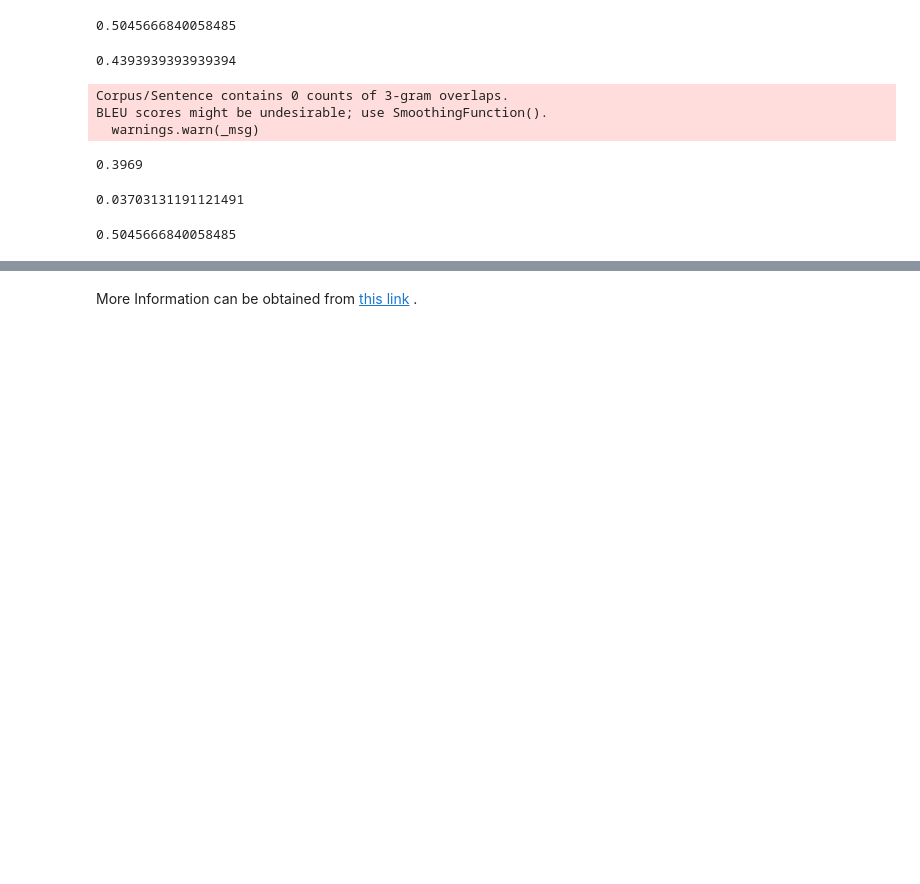
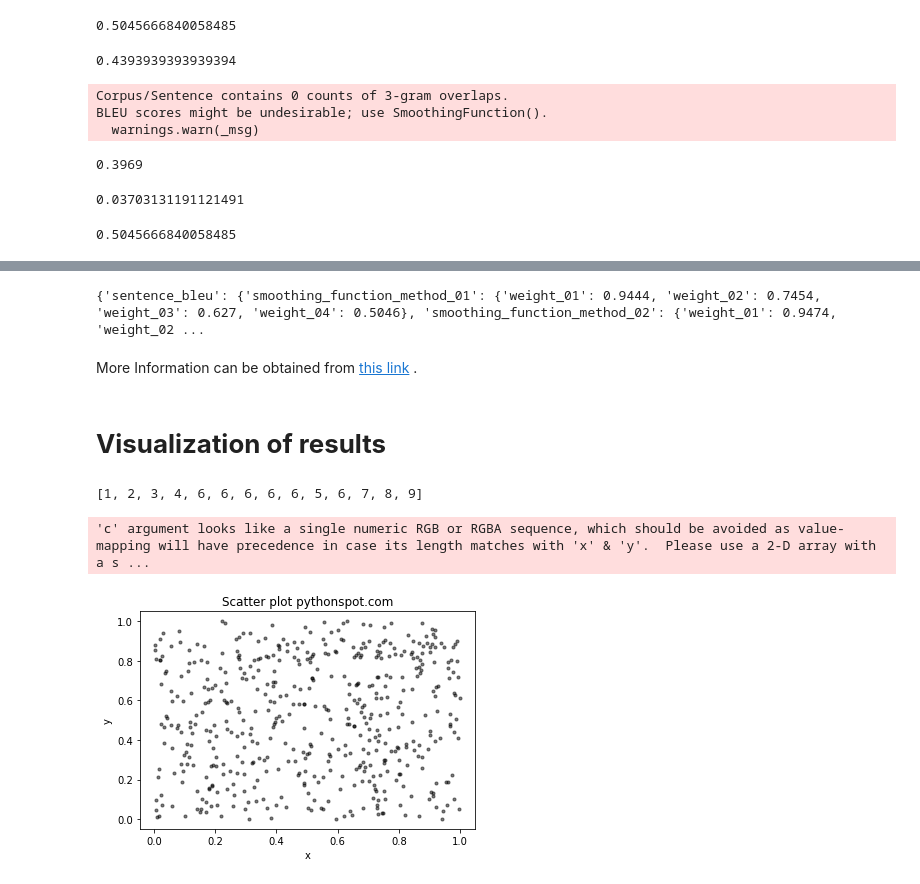
Before and after one commit to Shifath472533/All-Image-captioning-models-and-links-for-data-sets-in-Bangla, a Jupyter notebook: Calculating_Metrics.ipynb, the cells around one changed output, grey strips where cells are left out. Cells and saved outputs as stored; diff of their text form; code cells hidden in the pictures; blank space fills up the shorter version.

```diff
--- a/Calculating_Metrics.ipynb
+++ b/Calculating_Metrics.ipynb
@@ -533,2 +530,9 @@ sentence_bleu([reference1, reference2, reference3], hypothesis1, weights)
+# %%
+ans['corpus_gleu']=round(corpus_gleu([reference], [candidate]),4)
+print(ans)
+# %% [output]
+{'sentence_bleu': {'smoothing_function_method_01': {'weight_01': 0.9444, 'weight_02': 0.7454, 'weight_03': 0.627, 'weight_04': 0.5046}, 'smoothing_function_method_02': {'weight_01': 0.9474, 'weight_02 ...
 # %% [markdown]
 More Information can be obtained from <a href="https://www.nltk.org/api/nltk.translate.html">this link</a> .
+# %% [markdown]
+# **Visualization of results**
@@ -534,0 +542,29 @@ More Information can be obtained from <a href="https://www.nltk.org/api/nltk.tra
+# %%
+hello=[1,2,3,4,6,6,6,6,6,5,6,7,8,9]
+p = tq.tqdm(hello)
+c = []
+for i in p:
+    c.append(i)
+print(c)
+# %% [output]
+[1, 2, 3, 4, 6, 6, 6, 6, 6, 5, 6, 7, 8, 9]
+# %%
+import numpy as np
+import matplotlib.pyplot as plt
+
+# Create data
+N = 500
+x = np.random.rand(N)
+y = np.random.rand(N)
+colors = (0,0,0)
+area = np.pi*3
+
+# Plot
+plt.scatter(x, y, s=area, c=colors, alpha=0.5)
+plt.title('Scatter plot pythonspot.com')
+plt.xlabel('x')
+plt.ylabel('y')
+plt.show()
+# %% [output]
+'c' argument looks like a single numeric RGB or RGBA sequence, which should be avoided as value-mapping will have precedence in case its length matches with 'x' & 'y'.  Please use a 2-D array with a s ...
+[figure, added]
```
Also changed, not shown: parts of 24 cells of this notebook.
